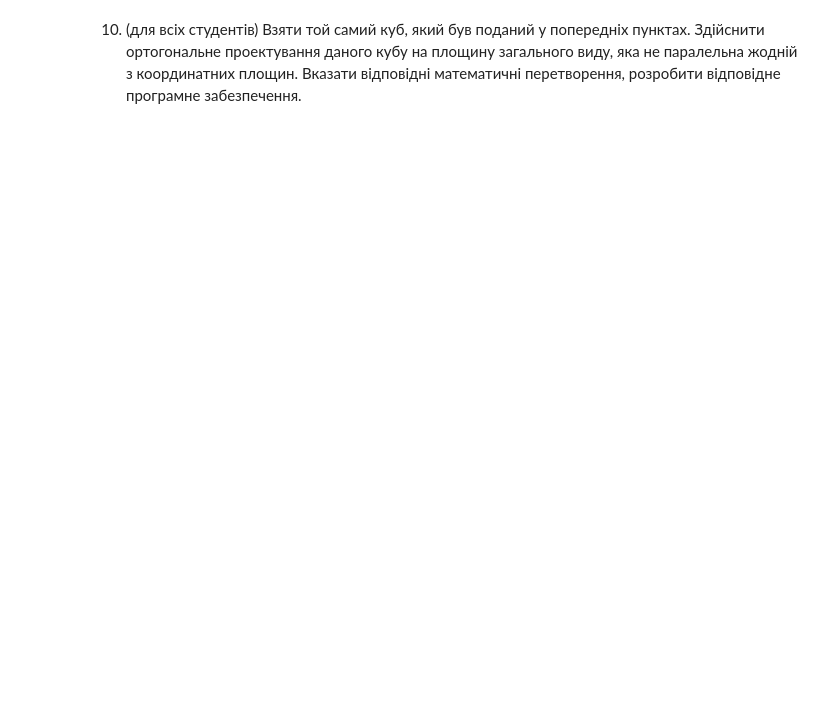
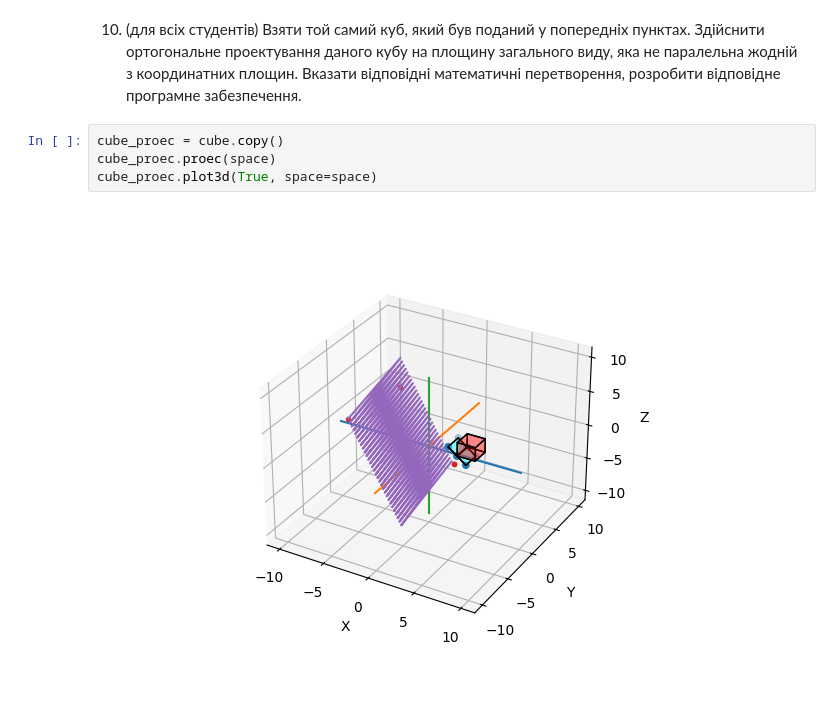
Before and after one commit to KlymentievMaksym/CompGraph, a Jupyter notebook: Lab2.ipynb, the cells around one changed output. Drawn from its saved outputs; the diff is of its cells as text; blank space fills up the shorter version.

```diff
--- a/Lab2.ipynb
+++ b/Lab2.ipynb
@@ -409,2 +514,8 @@ cube_space.plot3d(True, space=space)
 # %% [markdown]
 10. (для всіх студентів) Взяти той самий куб, який був поданий у попередніх пунктах. Здійснити ортогональне проектування даного кубу на площину загального виду, яка не паралельна жодній з координатних площин. Вказати відповідні математичні перетворення, розробити відповідне програмне забезпечення.
+# %%
+cube_proec = cube.copy()
+cube_proec.proec(space)
+cube_proec.plot3d(True, space=space)
+# %% [output]
+[figure, added]
```
Also changed, not shown: parts of 6 cells of this notebook.
